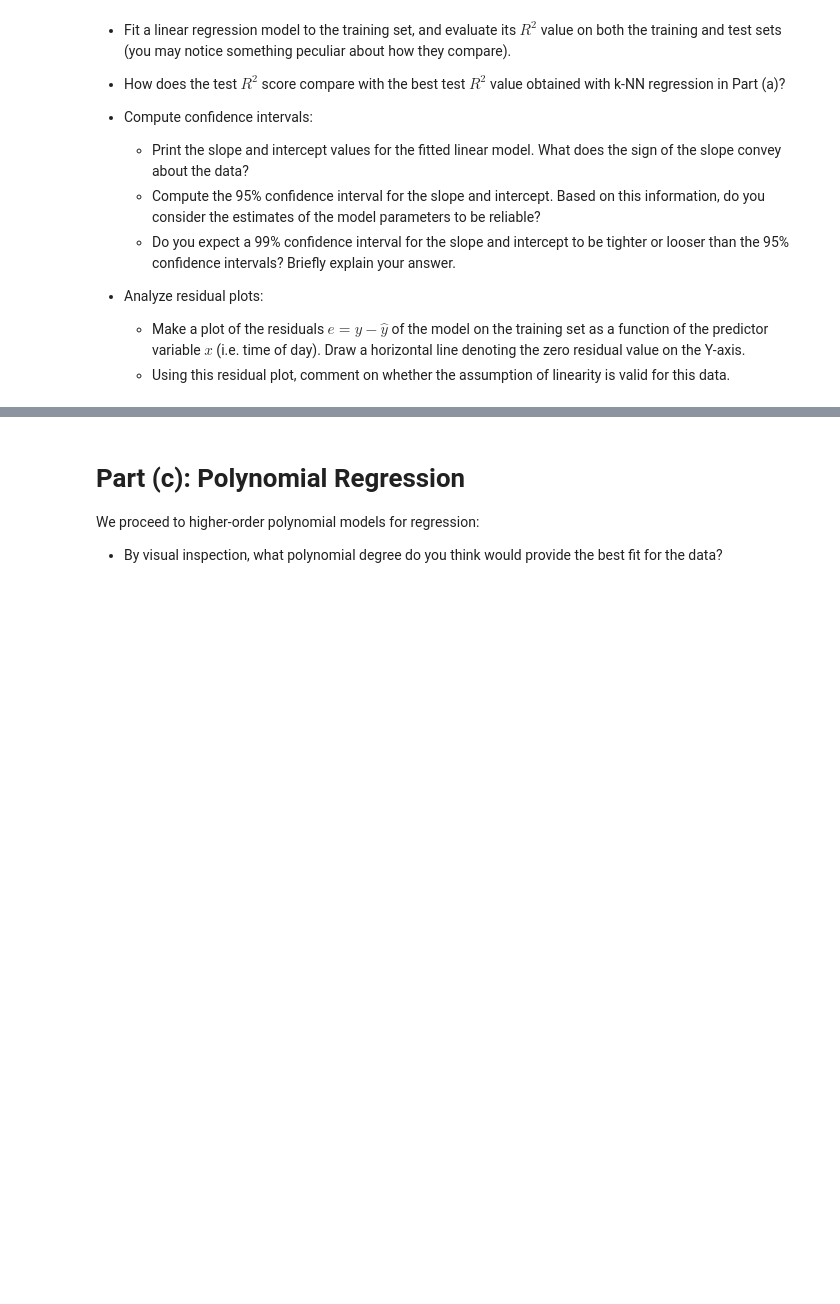
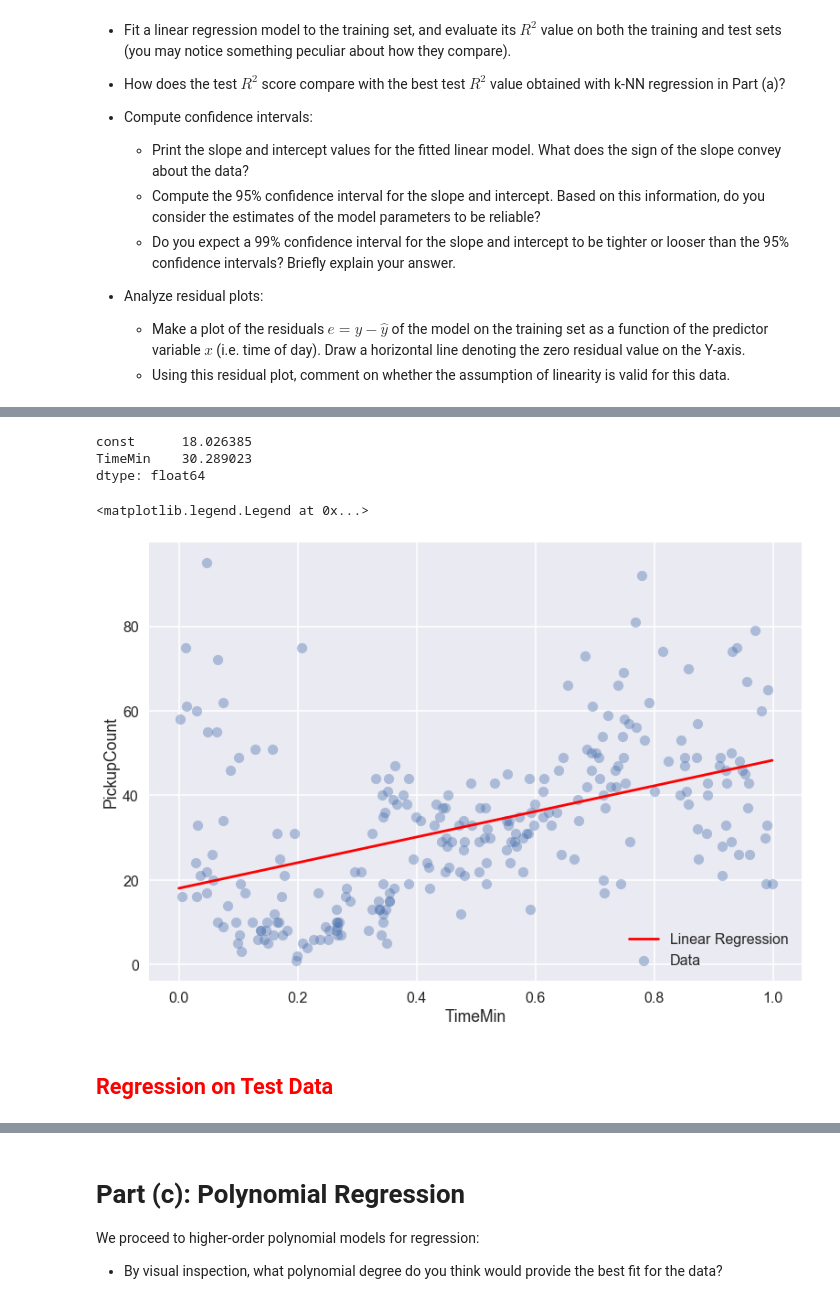
Before and after one commit to EverettSussman/CS109HW2, a Jupyter notebook: cs109a_hw2.ipynb, the cells around one changed output, grey strips where cells are left out. Saved outputs shown, nothing was run; the diff lists cells and outputs as text; code cells hidden in the pictures; blank space fills up the shorter version.

```diff
--- a/cs109a_hw2.ipynb
+++ b/cs109a_hw2.ipynb
@@ -244,0 +281,7 @@ Using the suggested built-in functions, answer the following questions:
+# %%
+# Generate linear regression model
+
+# Add constant to data
+xConst = sm.add_constant(trainDf["TimeMin"])
+trainLinModel = sm.OLS(trainDf["PickupCount"], xConst).fit()
+print(trainLinModel.summary())
@@ -244,0 +306,21 @@ Using the suggested built-in functions, answer the following questions:
+# %%
+trainLinModel.params
+# %% [output]
+const      18.026385
+TimeMin    30.289023
+dtype: float64
+# %%
+xPrime = np.arange(0, 1, .001)
+xPrime = sm.add_constant(xPrime)
+yHat = trainLinModel.predict(xPrime)
+
+fig, ax = plt.subplots(1)
+sns.regplot(trainDf["TimeMin"], trainDf["PickupCount"], fit_reg = False, scatter_kws={'alpha':0.4}, label="Data")
+ax.plot(xPrime[:,1], yHat, label="Linear Regression", color="red")
+ax.set_xlabel("Time in Day")
+ax.legend()
+# %% [output]
+<matplotlib.legend.Legend at 0x...>
+[figure, added]
+# %% [markdown]
+## <span style="color:red;"> Regression on Test Data </span>
```
Also changed, not shown: parts of 12 cells of this notebook.
